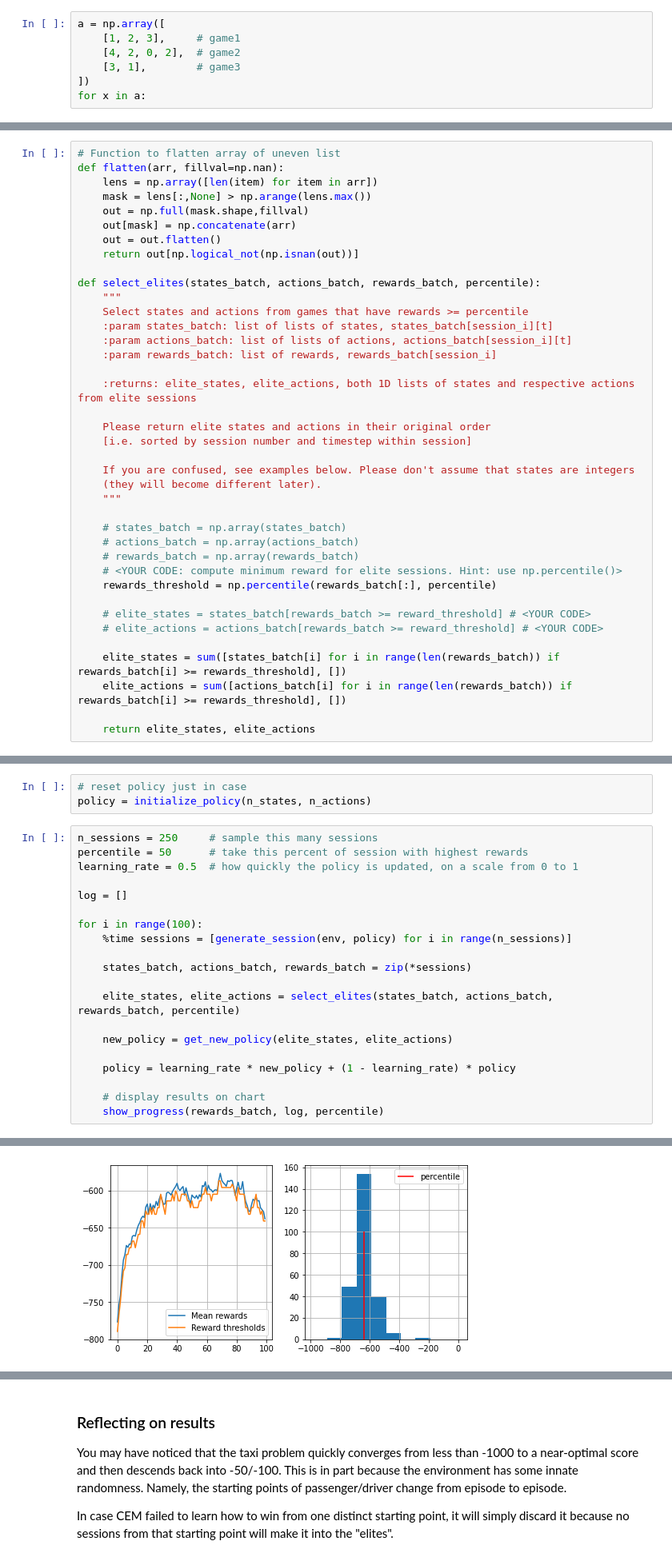
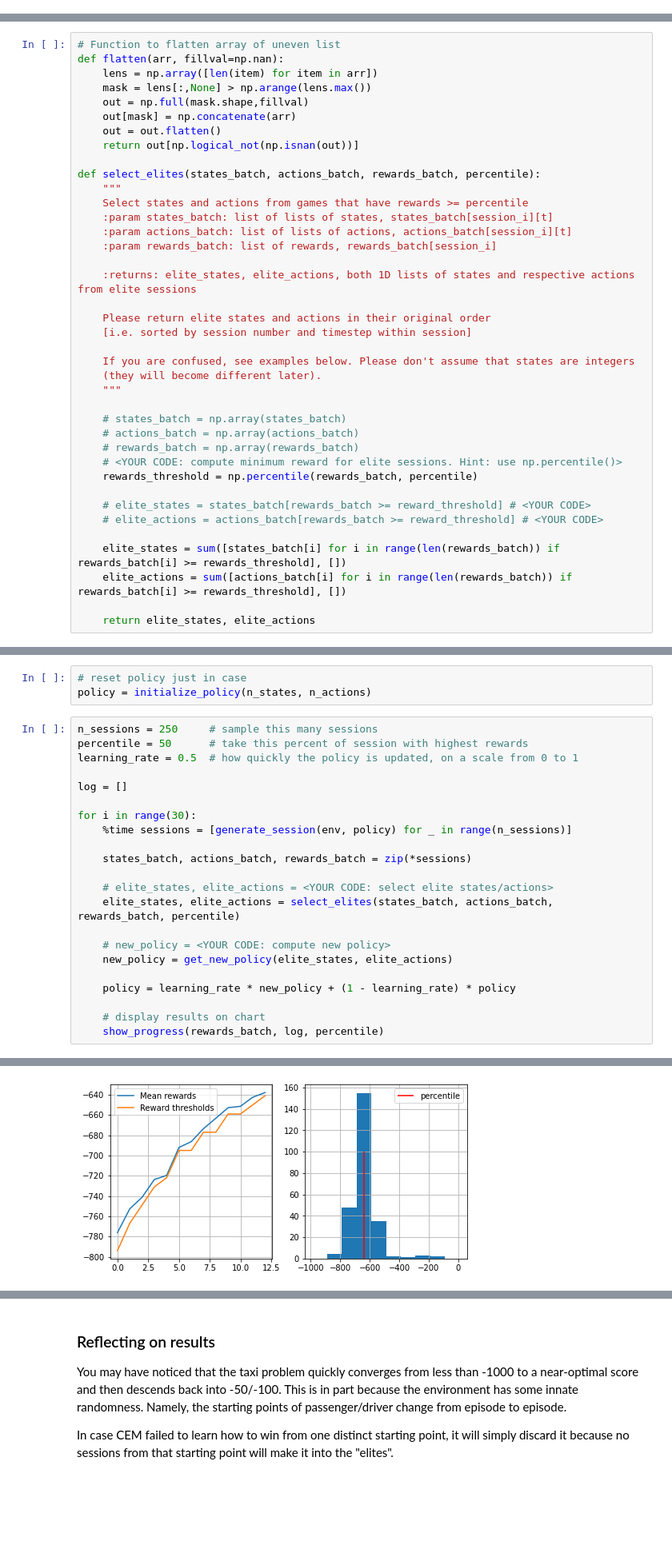
Before and after one commit to PhiDung-hub/Reinforment_Learning, a Jupyter notebook: Coursera/week1_intro/crossentropy_method.ipynb, the cells around one changed output, grey strips where cells are left out. Shown at 80% size. Cells and saved outputs as stored; diff of their text form; blank space fills up the shorter version.

```diff
--- a/Coursera/week1_intro/crossentropy_method.ipynb
+++ b/Coursera/week1_intro/crossentropy_method.ipynb
@@ -128,7 +123,0 @@ plt.legend()
-# %%
-a = np.array([
-    [1, 2, 3],     # game1
-    [4, 2, 0, 2],  # game2
-    [3, 1],        # game3
-])
-for x in a:
@@ -166,7 +153,7 @@ def select_elites(states_batch, actions_batch, rewards_batch, percentile):
     # actions_batch = np.array(actions_batch)
     # rewards_batch = np.array(rewards_batch)
     # <YOUR CODE: compute minimum reward for elite sessions. Hint: use np.percentile()>
-    rewards_threshold = np.percentile(rewards_batch[:], percentile)
+    rewards_threshold = np.percentile(rewards_batch, percentile)
 
     # elite_states = states_batch[rewards_batch >= reward_threshold] # <YOUR CODE>
     # elite_actions = actions_batch[rewards_batch >= reward_threshold] # <YOUR CODE>
@@ -310,13 +297,15 @@ learning_rate = 0.5  # how quickly the policy is updated, on a scale from 0 to 1
 
 log = []
 
-for i in range(100):
-    %time sessions = [generate_session(env, policy) for i in range(n_sessions)]
+for i in range(30):
+    %time sessions = [generate_session(env, policy) for _ in range(n_sessions)]
 
     states_batch, actions_batch, rewards_batch = zip(*sessions)
 
+    # elite_states, elite_actions = <YOUR CODE: select elite states/actions>
     elite_states, elite_actions = select_elites(states_batch, actions_batch, rewards_batch, percentile)
 
+    # new_policy = <YOUR CODE: compute new policy>
     new_policy = get_new_policy(elite_states, elite_actions)
 
     policy = learning_rate * new_policy + (1 - learning_rate) * policy
@@ -328 +317 @@ mean reward = -638.040, threshold=-641.000
-[figure, old version]
+[figure, new version]
```
Also changed, not shown: parts of 6 cells of this notebook.
